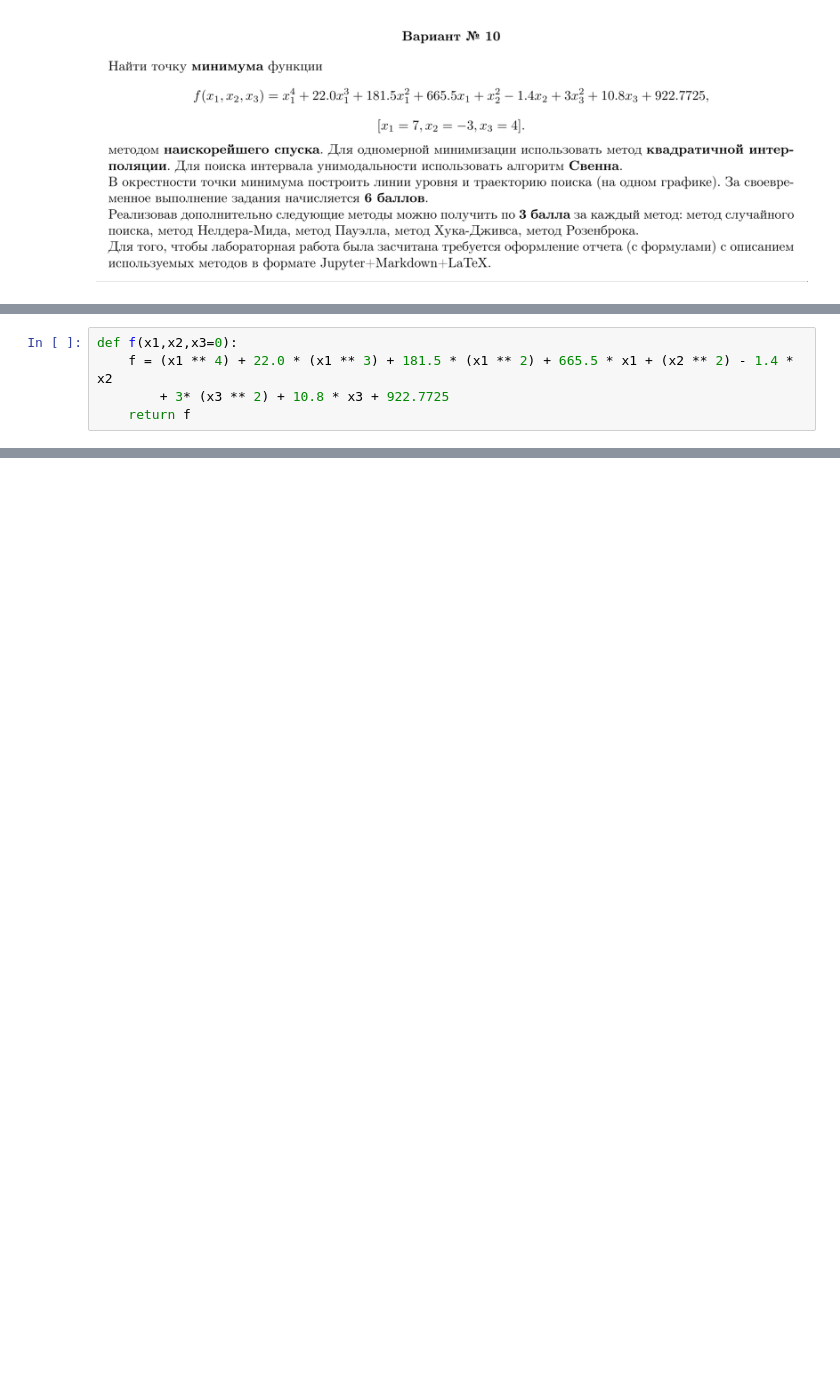
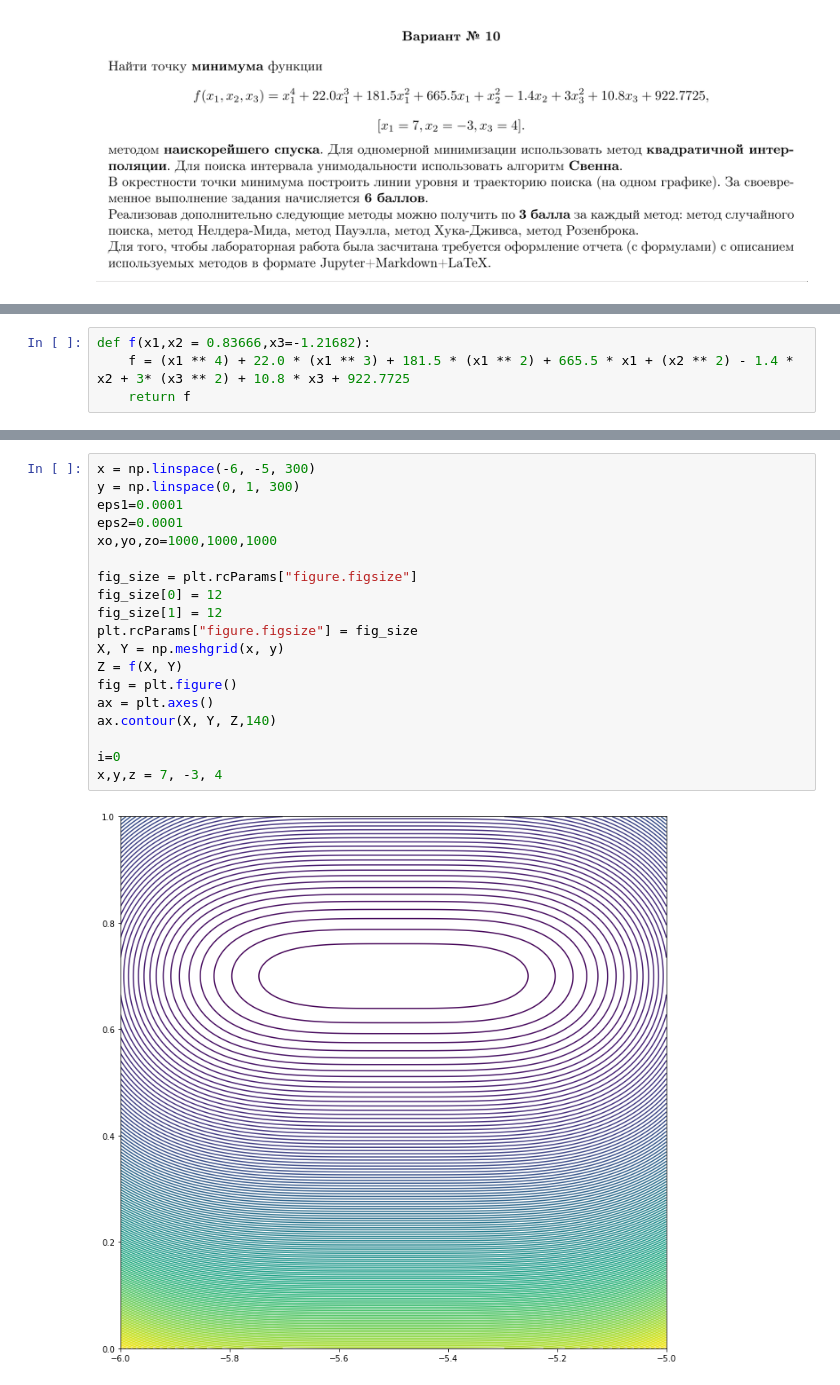
Before and after one commit to m1ntm1nd/dz_algo_1, a Jupyter notebook: vm/vm6_Kulagin.ipynb, the cells around one changed output, grey strips where cells are left out. Drawn from its saved outputs; the diff is of its cells as text; blank space fills up the shorter version.

```diff
--- a/vm/vm6_Kulagin.ipynb
+++ b/vm/vm6_Kulagin.ipynb
@@ -12,5 +20,0 @@ import matplotlib.pyplot as plt
-# %%
-def f(x1,x2,x3=0):
-    f = (x1 ** 4) + 22.0 * (x1 ** 3) + 181.5 * (x1 ** 2) + 665.5 * x1 + (x2 ** 2) - 1.4 * x2
-        + 3* (x3 ** 2) + 10.8 * x3 + 922.7725
-    return f
@@ -18,0 +21,4 @@ IndentationError: unexpected indent (<ipython-input-4-01435f1f15f9>, line 3)
+# %%
+def f(x1,x2 = 0.83666,x3=-1.21682):
+    f = (x1 ** 4) + 22.0 * (x1 ** 3) + 181.5 * (x1 ** 2) + 665.5 * x1 + (x2 ** 2) - 1.4 * x2 + 3* (x3 ** 2) + 10.8 * x3 + 922.7725
+    return f
@@ -18,0 +53,21 @@ IndentationError: unexpected indent (<ipython-input-4-01435f1f15f9>, line 3)
+# %%
+x = np.linspace(-6, -5, 300)
+y = np.linspace(0, 1, 300)
+eps1=0.0001
+eps2=0.0001
+xo,yo,zo=1000,1000,1000
+
+fig_size = plt.rcParams["figure.figsize"]
+fig_size[0] = 12
+fig_size[1] = 12
+plt.rcParams["figure.figsize"] = fig_size
+X, Y = np.meshgrid(x, y)
+Z = f(X, Y)
+fig = plt.figure()
+ax = plt.axes()
+ax.contour(X, Y, Z,140)
+
+i=0
+x,y,z = 7, -3, 4
+# %% [output]
+[figure, added]
```
Also changed, not shown: parts of 13 cells of this notebook, 3 other files.
